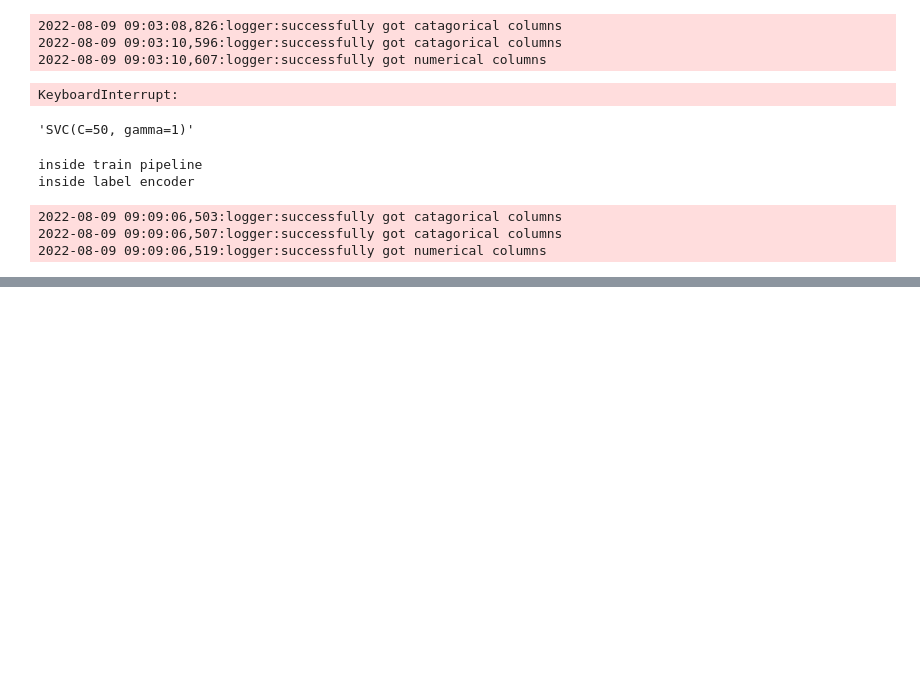
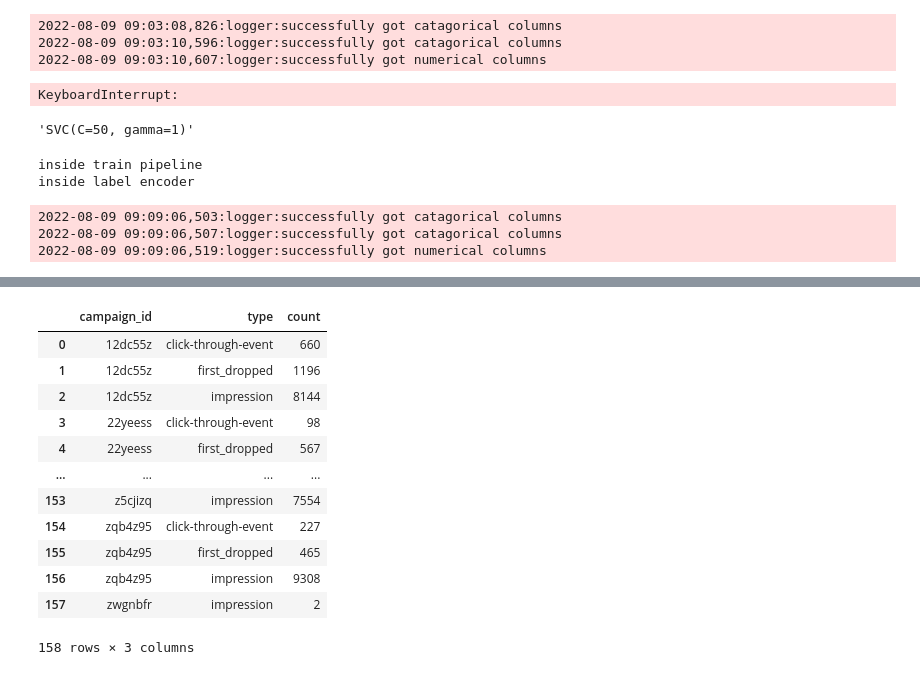
Before and after one commit to tesfayealex/AD-DS-Challenge, a Jupyter notebook: notebooks/EDA.ipynb, the cells around one changed output, grey strips where cells are left out. Saved outputs shown, nothing was run; the diff lists cells and outputs as text; code cells hidden in the pictures; blank space fills up the shorter version.

```diff
--- a/notebooks/EDA.ipynb
+++ b/notebooks/EDA.ipynb
@@ -616,0 +676,18 @@ inside label encoder
+# %%
+# cleaner = cleaned_warehouse[['campaign_id','type']].value_counts().sort_index()
+cleaner = cleaned_warehouse.groupby(['campaign_id','type'])['type'].agg(count='count').reset_index()
+cleaner
+# %% [output]
+|  | campaign_id | type | count |
+| 0 | 12dc55z | click-through-event | 660 |
+| 1 | 12dc55z | first_dropped | 1196 |
+| 2 | 12dc55z | impression | 8144 |
+| 3 | 22yeess | click-through-event | 98 |
+| 4 | 22yeess | first_dropped | 567 |
+| ... | ... | ... | ... |
+| 153 | z5cjizq | impression | 7554 |
+| 154 | zqb4z95 | click-through-event | 227 |
+| 155 | zqb4z95 | first_dropped | 465 |
+| 156 | zqb4z95 | impression | 9308 |
+| 157 | zwgnbfr | impression | 2 |
+158 rows × 3 columns
```
Also changed, not shown: parts of 10 cells of this notebook.
